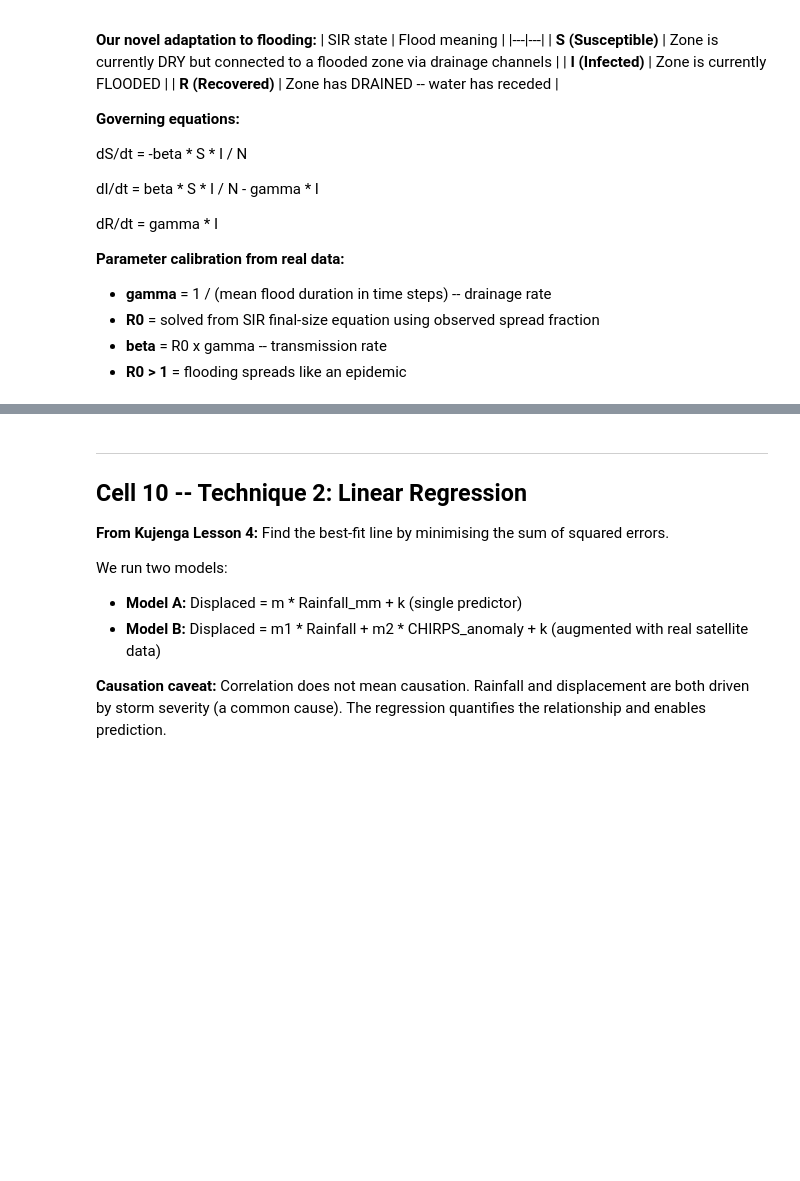
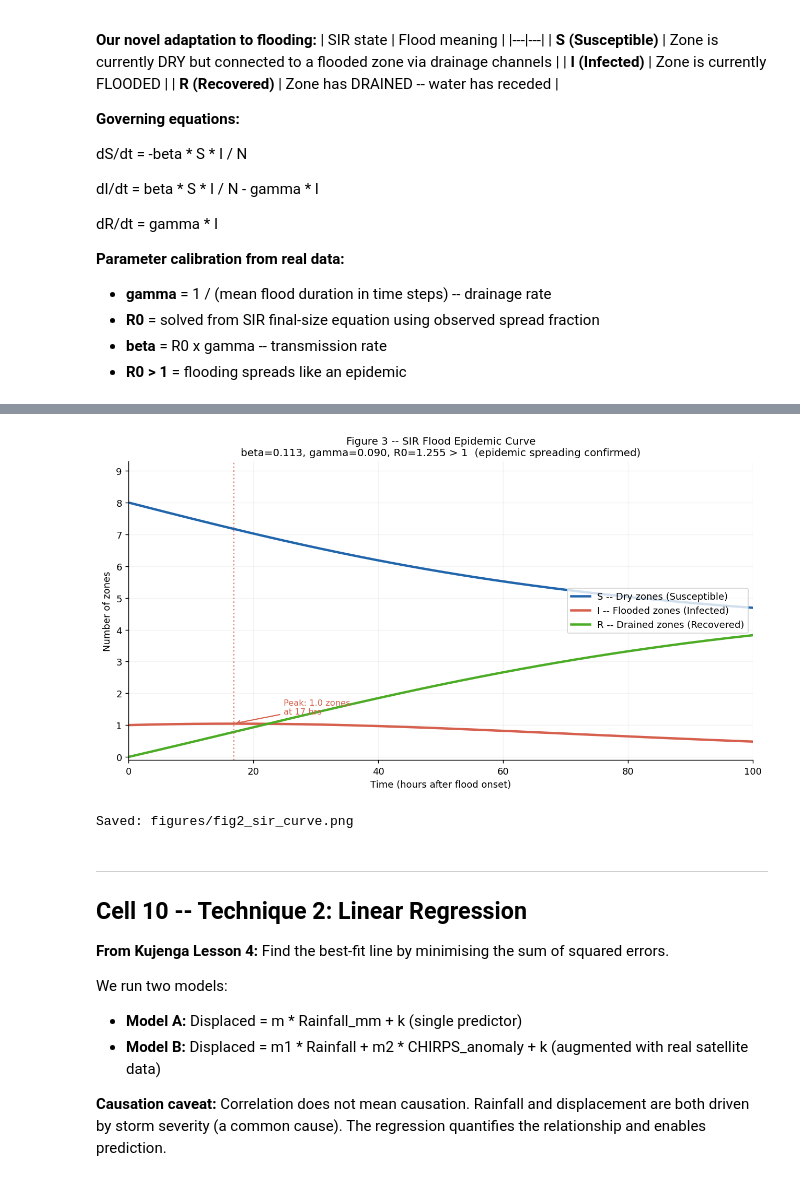
Before and after one commit to ogutiann/Kujenga-AI-ML, a Jupyter notebook: Ann_MoveOguti_Uganda_final_project.ipynb, the cells around one changed output, grey strips where cells are left out. Cells and saved outputs as stored; diff of their text form; code cells hidden in the pictures; blank space fills up the shorter version.

```diff
--- a/Ann_MoveOguti_Uganda_final_project.ipynb
+++ b/Ann_MoveOguti_Uganda_final_project.ipynb
@@ -595,34 +697,37 @@ print(f'\nODE solution: peak flooding = {pk_I:.2f} zones at {pk_hrs:.0f} hours a
 # ============================================================
 
 fig, ax = plt.subplots(figsize=(10, 5.5))
 
 t_hrs = t_vec * TIME_STEP
 ax.plot(t_hrs, S_ode, color=C_S, lw=2.5, label='S -- Dry zones (Susceptible)')
 ax.plot(t_hrs, I_ode, color=C_I, lw=2.5, label='I -- Flooded zones (Infected)')
 ax.plot(t_hrs, R_ode, color=C_R, lw=2.5, label='R -- Drained zones (Recovered)')
 
 ax.axvline(pk_hrs, color=C_I, ls=':', lw=1.5, alpha=0.7)
 ax.annotate(f'Peak: {pk_I:.1f} zones\nat {pk_hrs:.0f} hrs',
             xy=(pk_hrs, pk_I), xytext=(pk_hrs+8, pk_I+0.3),
             fontsize=9, color=C_I,
             arrowprops=dict(arrowstyle='->', color=C_I, lw=1.2))
 
 ax.set_xlabel('Time (hours after flood onset)')
 ax.set_ylabel('Number of zones')
 ax.set_title(
-    f'Figure 2 -- SIR Flood Epidemic Curve\n'
+    f'Figure 3 -- SIR Flood Epidemic Curve\n'
     f'beta={beta:.3f}, gamma={gamma:.3f}, R0={R0:.3f} > 1  (epidemic spreading confirmed)',
     fontsize=11)
 ax.legend(fontsize=10, loc='center right')
 ax.set_ylim(-0.1, N_ZONES + 0.3)
 ax.set_yticks(range(N_ZONES + 1))
 ax.set_xlim(0, 100)
 ax.grid(True, alpha=0.15)
 
 plt.tight_layout()
 plt.savefig(f'{FIGURES_DIR}/fig2_sir_curve.png', dpi=150, bbox_inches='tight')
 plt.show()
 print(f'Saved: {FIGURES_DIR}/fig2_sir_curve.png')
+# %% [output]
+[figure, added]
+Saved: figures/fig2_sir_curve.png
 # %% [markdown]
 ---
 ## Cell 10 -- Technique 2: Linear Regression
```
Also changed, not shown: parts of 19 cells of this notebook.
